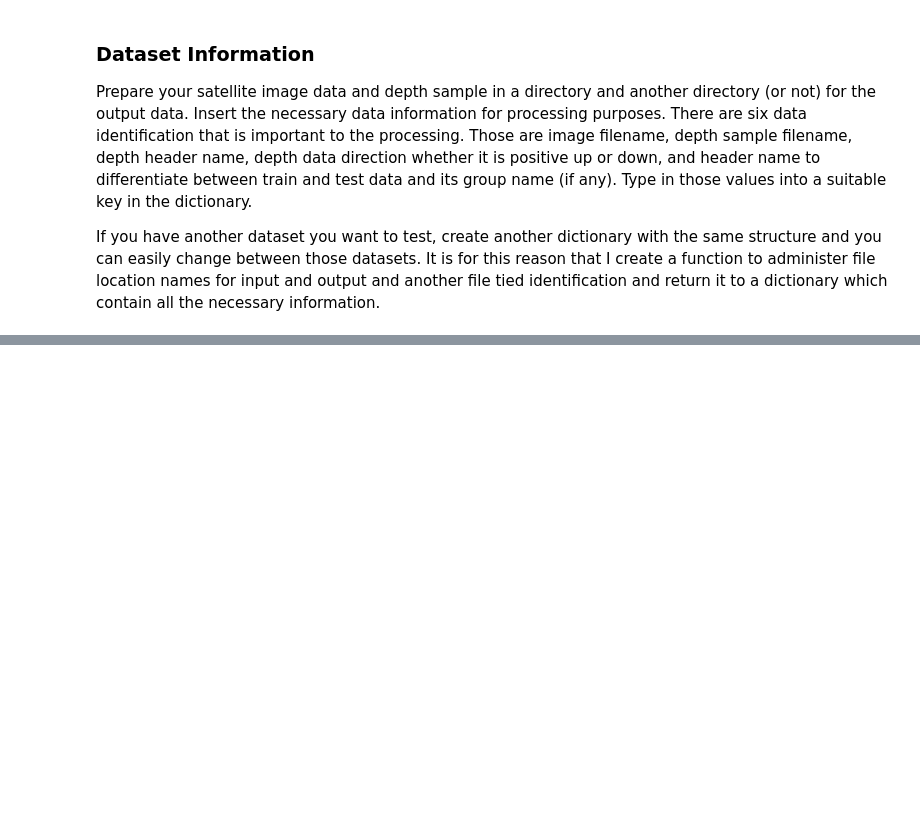
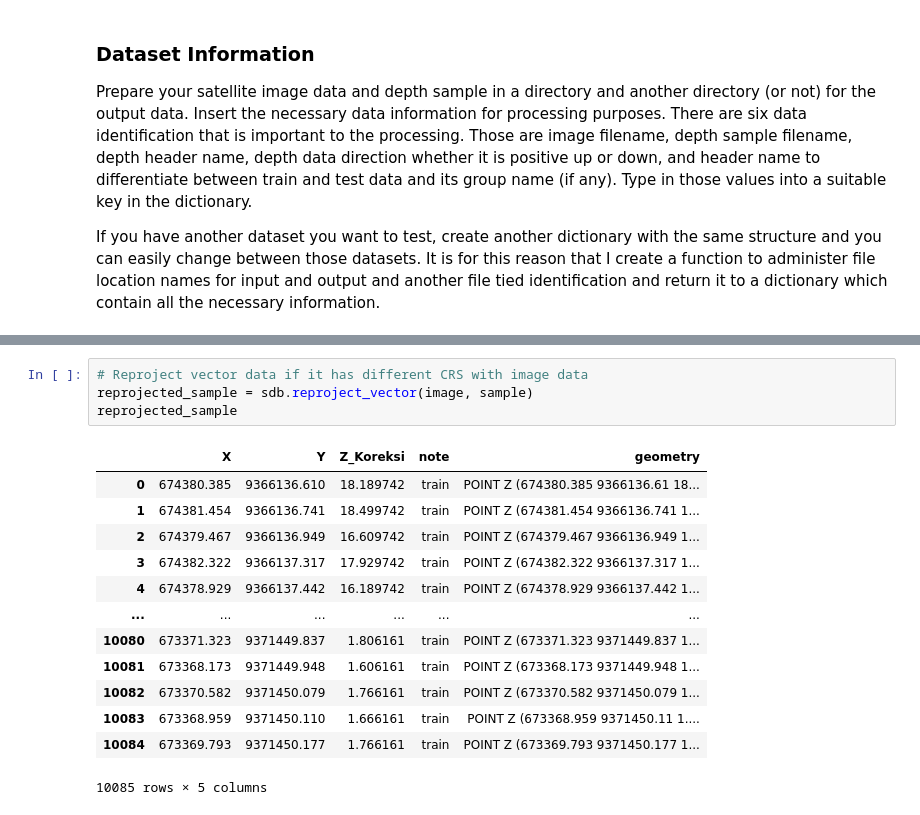
Before and after one commit to rifqiharrys/sdb_gui, a Jupyter notebook: notebooks/sdb-module-how-to.ipynb, the cells around one changed output, grey strips where cells are left out. Drawn from its saved outputs; the diff is of its cells as text; blank space fills up the shorter version.

```diff
--- a/notebooks/sdb-module-how-to.ipynb
+++ b/notebooks/sdb-module-how-to.ipynb
@@ -132,0 +187,18 @@ sample
+# %%
+# Reproject vector data if it has different CRS with image data
+reprojected_sample = sdb.reproject_vector(image, sample)
+reprojected_sample
+# %% [output]
+|  | X | Y | Z_Koreksi | note | geometry |
+| 0 | 674380.385 | 9366136.610 | 18.189742 | train | POINT Z (674380.385 9366136.61 18... |
+| 1 | 674381.454 | 9366136.741 | 18.499742 | train | POINT Z (674381.454 9366136.741 1... |
+| 2 | 674379.467 | 9366136.949 | 16.609742 | train | POINT Z (674379.467 9366136.949 1... |
+| 3 | 674382.322 | 9366137.317 | 17.929742 | train | POINT Z (674382.322 9366137.317 1... |
+| 4 | 674378.929 | 9366137.442 | 16.189742 | train | POINT Z (674378.929 9366137.442 1... |
+| ... | ... | ... | ... | ... | ... |
+| 10080 | 673371.323 | 9371449.837 | 1.806161 | train | POINT Z (673371.323 9371449.837 1... |
+| 10081 | 673368.173 | 9371449.948 | 1.606161 | train | POINT Z (673368.173 9371449.948 1... |
+| 10082 | 673370.582 | 9371450.079 | 1.766161 | train | POINT Z (673370.582 9371450.079 1... |
+| 10083 | 673368.959 | 9371450.110 | 1.666161 | train | POINT Z (673368.959 9371450.11 1.... |
+| 10084 | 673369.793 | 9371450.177 | 1.766161 | train | POINT Z (673369.793 9371450.177 1... |
+10085 rows × 5 columns
```
Also changed, not shown: parts of 31 cells of this notebook.
